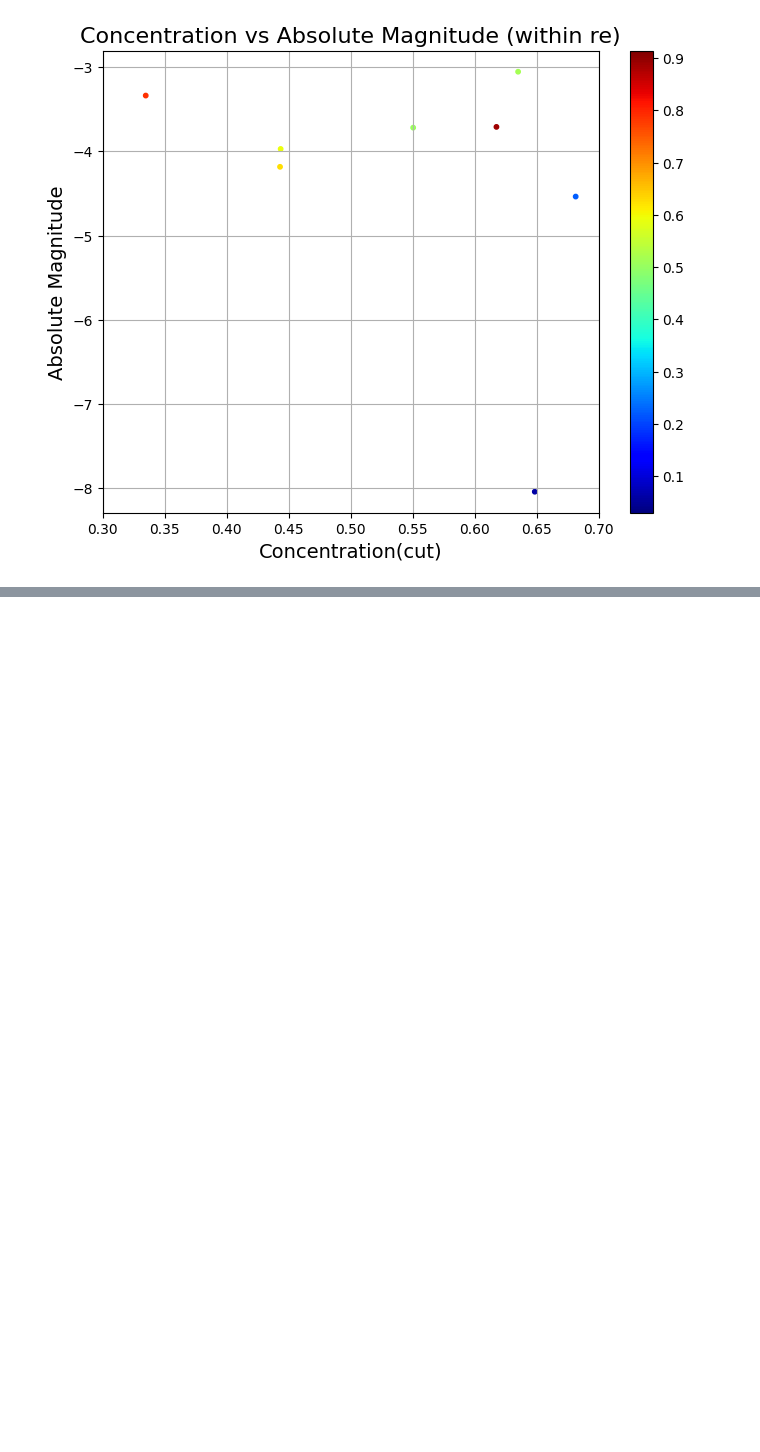
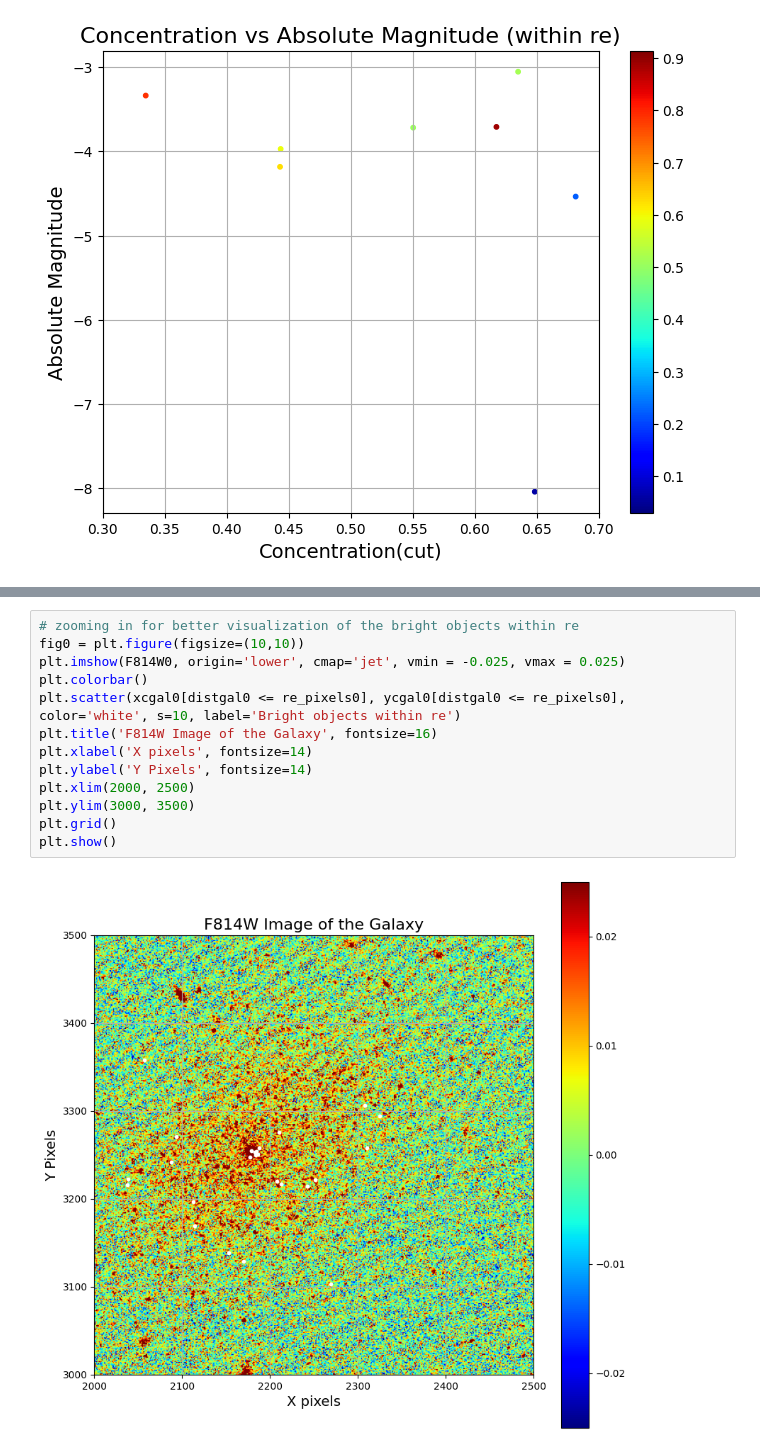
Before and after one commit to Ananth1-9/Research_work, a Jupyter notebook: Real_code/NSCID0.ipynb, the cells around one changed output, grey strips where cells are left out. Saved outputs shown, nothing was run; the diff lists cells and outputs as text; blank space fills up the shorter version.

```diff
--- a/Real_code/NSCID0.ipynb
+++ b/Real_code/NSCID0.ipynb
@@ -270,0 +321,15 @@ plt.show()
+# %%
+# zooming in for better visualization of the bright objects within re
+fig0 = plt.figure(figsize=(10,10))
+plt.imshow(F814W0, origin='lower', cmap='jet', vmin = -0.025, vmax = 0.025)
+plt.colorbar()
+plt.scatter(xcgal0[distgal0 <= re_pixels0], ycgal0[distgal0 <= re_pixels0], color='white', s=10, label='Bright objects within re')
+plt.title('F814W Image of the Galaxy', fontsize=16)
+plt.xlabel('X pixels', fontsize=14)
+plt.ylabel('Y Pixels', fontsize=14)
+plt.xlim(2000, 2500)
+plt.ylim(3000, 3500)
+plt.grid()
+plt.show()
+# %% [output]
+[figure, added]
```
Also changed, not shown: parts of 10 cells of this notebook.
